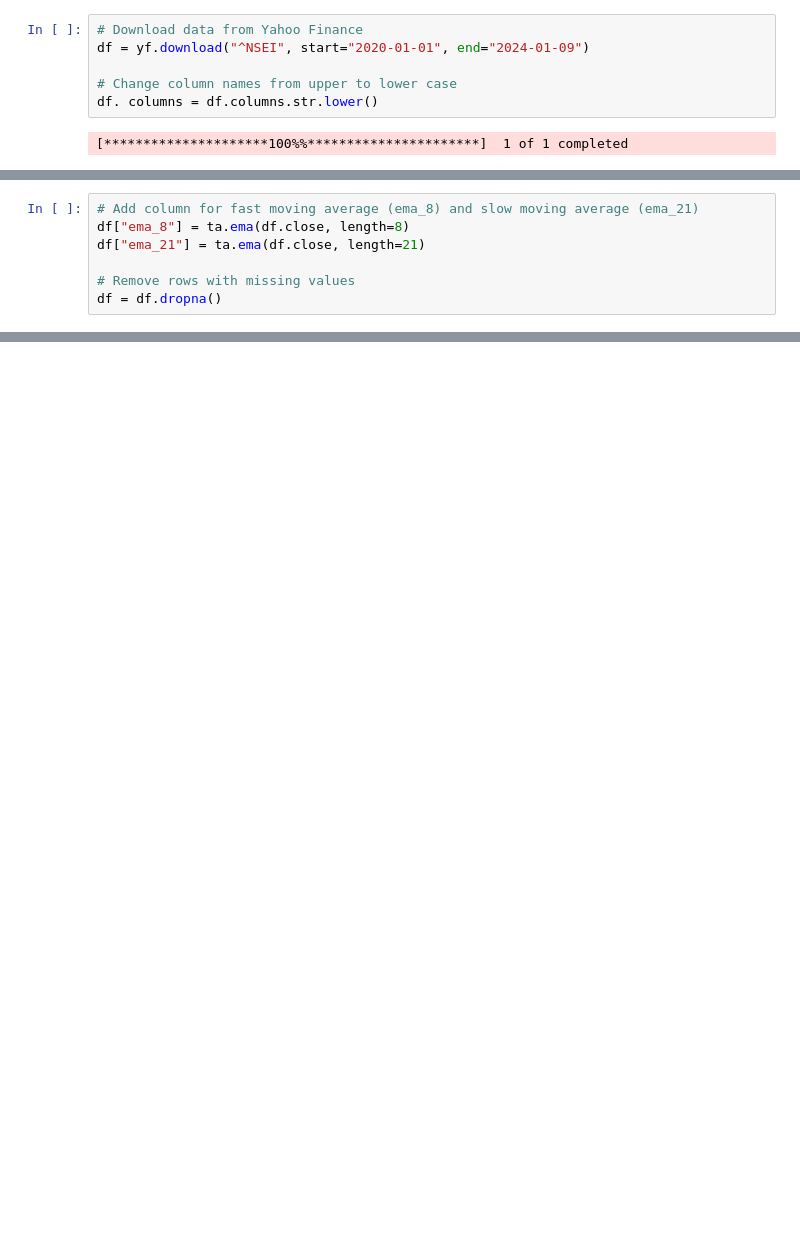
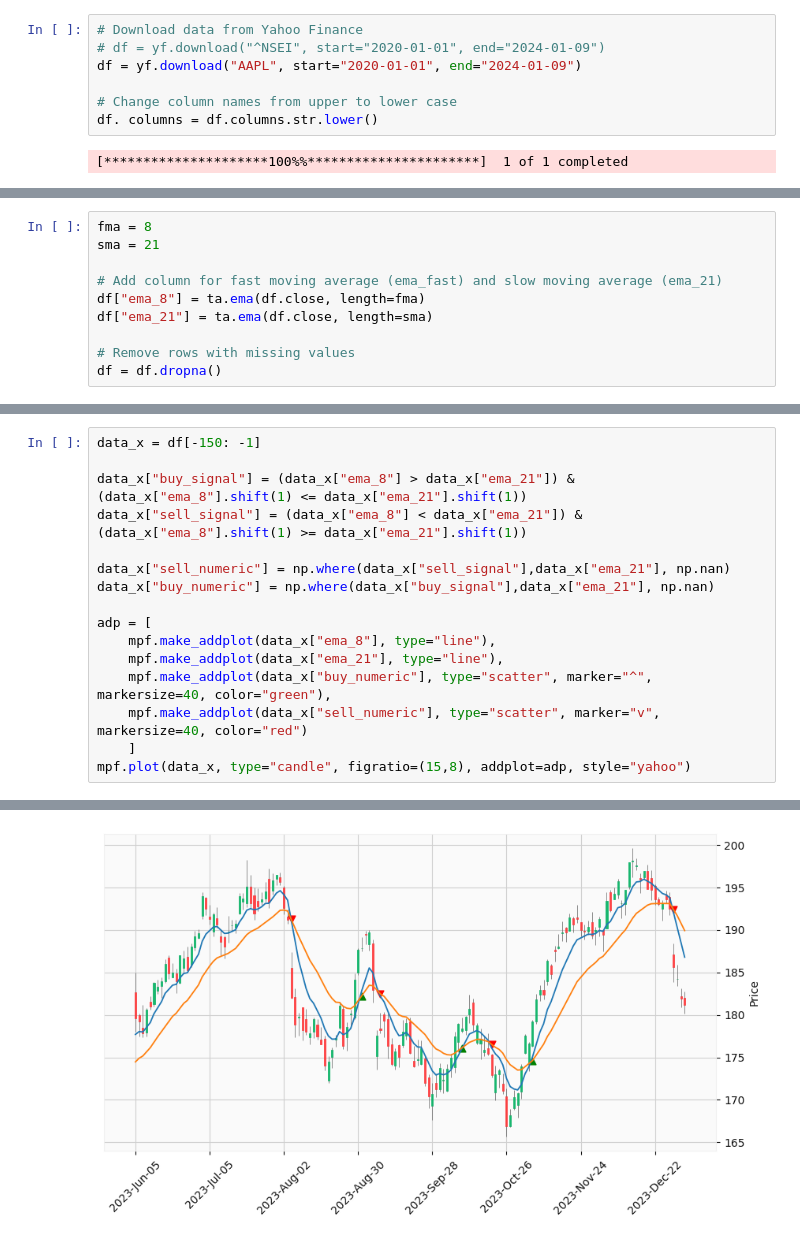
Before and after one commit to Mzu-Soci/Trading-Signal-Services, a Jupyter notebook: trading_service.ipynb, the cells around one changed output, grey strips where cells are left out. Drawn from its saved outputs; the diff is of its cells as text; blank space fills up the shorter version.

Commit message:
calculate exponential moving average and plot

```diff
--- a/trading_service.ipynb
+++ b/trading_service.ipynb
@@ -6,6 +7,7 @@ import mplfinance as mpf
 # %%
 # Download data from Yahoo Finance
-df = yf.download("^NSEI", start="2020-01-01", end="2024-01-09")
+# df = yf.download("^NSEI", start="2020-01-01", end="2024-01-09")
+df = yf.download("AAPL", start="2020-01-01", end="2024-01-09")
 
 # Change column names from upper to lower case
 df. columns = df.columns.str.lower()
@@ -14,7 +24,10 @@ df. columns = df.columns.str.lower()
 # %%
-# Add column for fast moving average (ema_8) and slow moving average (ema_21)
-df["ema_8"] = ta.ema(df.close, length=8)
-df["ema_21"] = ta.ema(df.close, length=21)
+fma = 8
+sma = 21
+
+# Add column for fast moving average (ema_fast) and slow moving average (ema_21)
+df["ema_8"] = ta.ema(df.close, length=fma)
+df["ema_21"] = ta.ema(df.close, length=sma)
 
 # Remove rows with missing values
 df = df.dropna()
@@ -63,0 +34,17 @@ See the caveats in the documentation: https://pandas.pydata.org/pandas-docs/stab
+# %%
+data_x = df[-150: -1]
+
+data_x["buy_signal"] = (data_x["ema_8"] > data_x["ema_21"]) & (data_x["ema_8"].shift(1) <= data_x["ema_21"].shift(1))
+data_x["sell_signal"] = (data_x["ema_8"] < data_x["ema_21"]) & (data_x["ema_8"].shift(1) >= data_x["ema_21"].shift(1))
+
+data_x["sell_numeric"] = np.where(data_x["sell_signal"],data_x["ema_21"], np.nan)
+data_x["buy_numeric"] = np.where(data_x["buy_signal"],data_x["ema_21"], np.nan)
+
+adp = [
+    mpf.make_addplot(data_x["ema_8"], type="line"),
+    mpf.make_addplot(data_x["ema_21"], type="line"),
+    mpf.make_addplot(data_x["buy_numeric"], type="scatter", marker="^", markersize=40, color="green"),
+    mpf.make_addplot(data_x["sell_numeric"], type="scatter", marker="v", markersize=40, color="red")
+    ]
+mpf.plot(data_x, type="candle", figratio=(15,8), addplot=adp, style="yahoo")
+# %% [output]
@@ -63,0 +71 @@ See the caveats in the documentation: https://pandas.pydata.org/pandas-docs/stab
+[figure, added]
```
Also changed, not shown: parts of 8 cells of this notebook.
